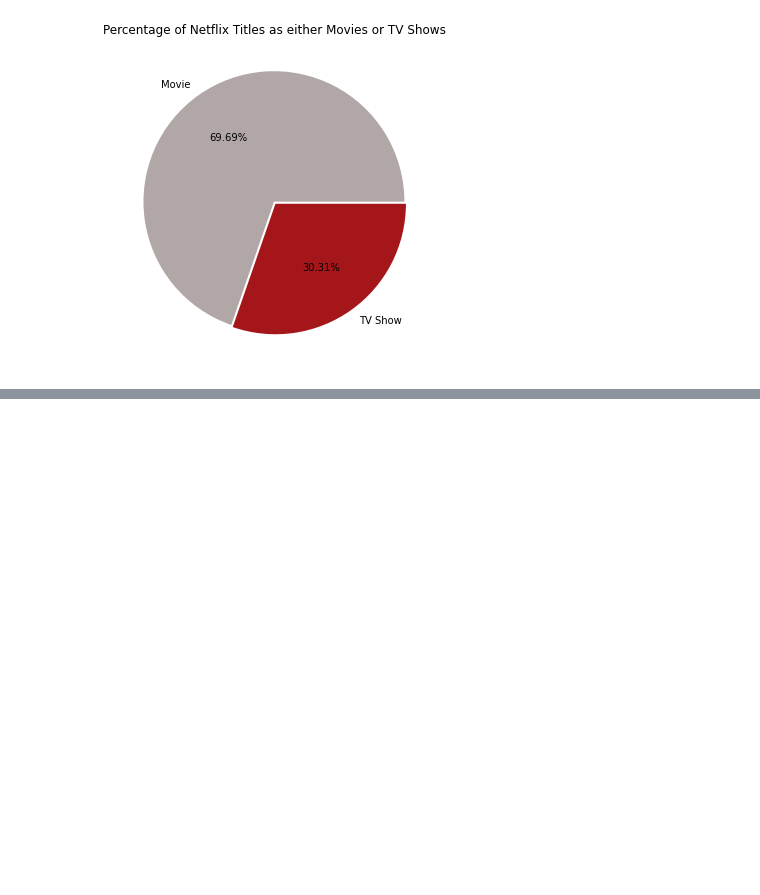
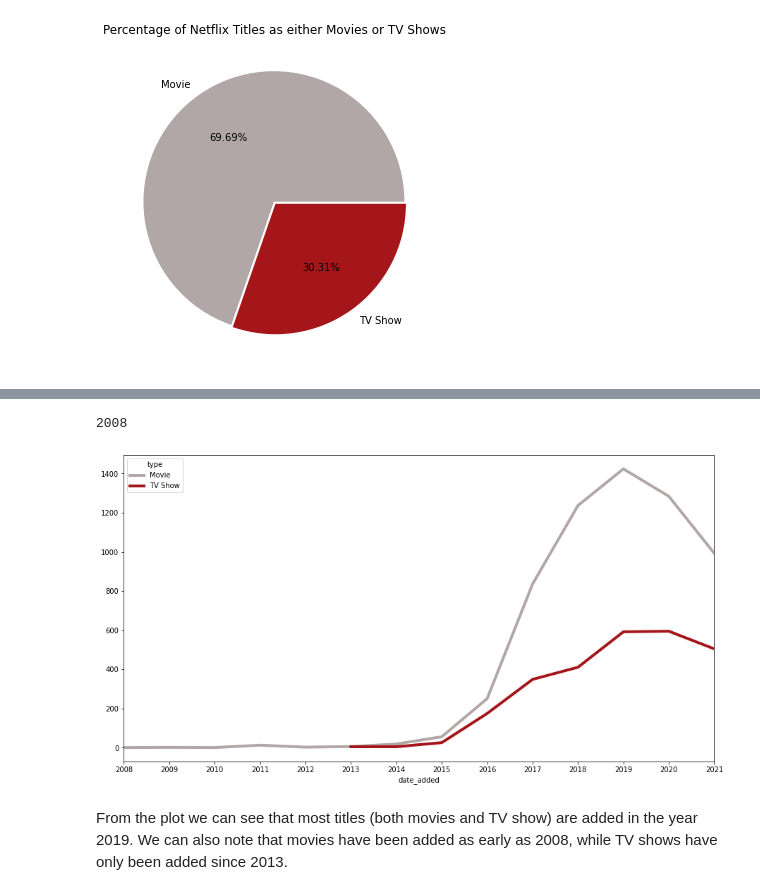
Before and after one commit to ayah-kamal/netflixmovieanalysis, a Jupyter notebook: netflixAnalysis.ipynb, the cells around one changed output, grey strips where cells are left out. Cells and saved outputs as stored; diff of their text form; code cells hidden in the pictures; blank space fills up the shorter version.

```diff
--- a/netflixAnalysis.ipynb
+++ b/netflixAnalysis.ipynb
@@ -142,0 +163,3 @@ So, there are approximately
+# %%
+netflix_df['date_added'] =  pd.to_datetime(netflix_df['date_added'])
+netflix_df.head()
@@ -142,0 +173,13 @@ So, there are approximately
+# %%
+min(pd.DatetimeIndex(netflix_df['date_added']).year)
+# %% [output]
+2008
+# %%
+netflix_df.groupby([pd.DatetimeIndex(netflix_df['date_added']).year, 'type'])['type'].count().unstack(level=1).plot(kind='line', figsize=(15, 8), color =['#b1a7a6','#a4161a'], linewidth = 4)
+plt.xlim([2008,2021])
+plt.xticks(np.arange(2008, 2022, step=1))
+plt.show()
+# %% [output]
+[figure, added]
+# %% [markdown]
+From the plot we can see that most titles (both movies and TV show) are added in the year 2019. We can also note that movies have been added as early as 2008, while TV shows have only been added since 2013.
```
Also changed, not shown: parts of 14 cells of this notebook, 2 other files.
